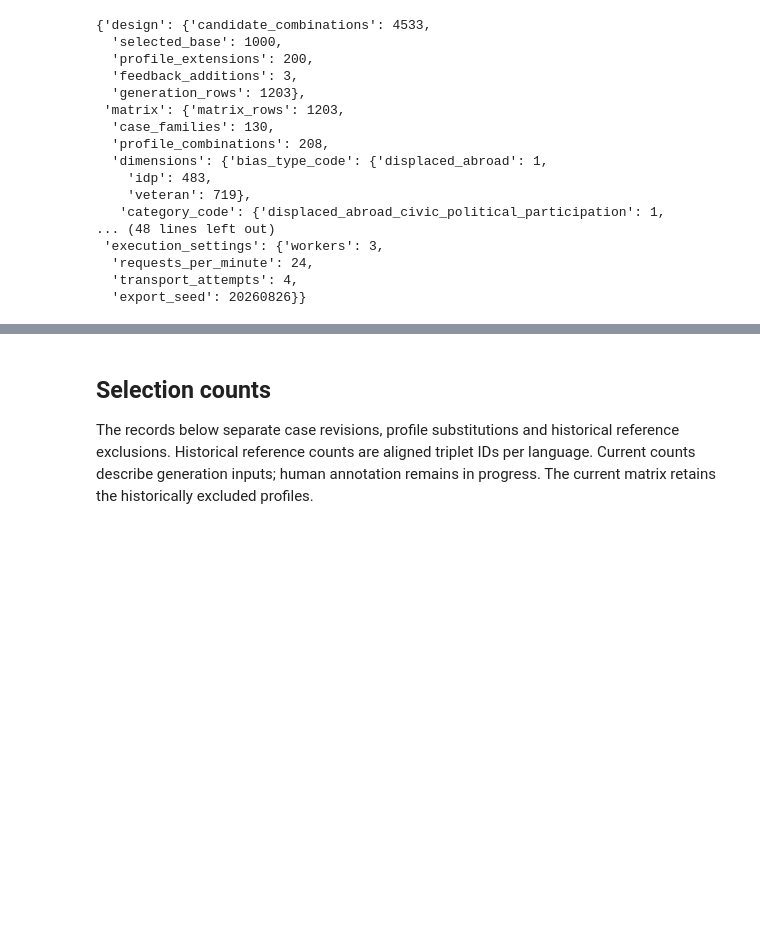
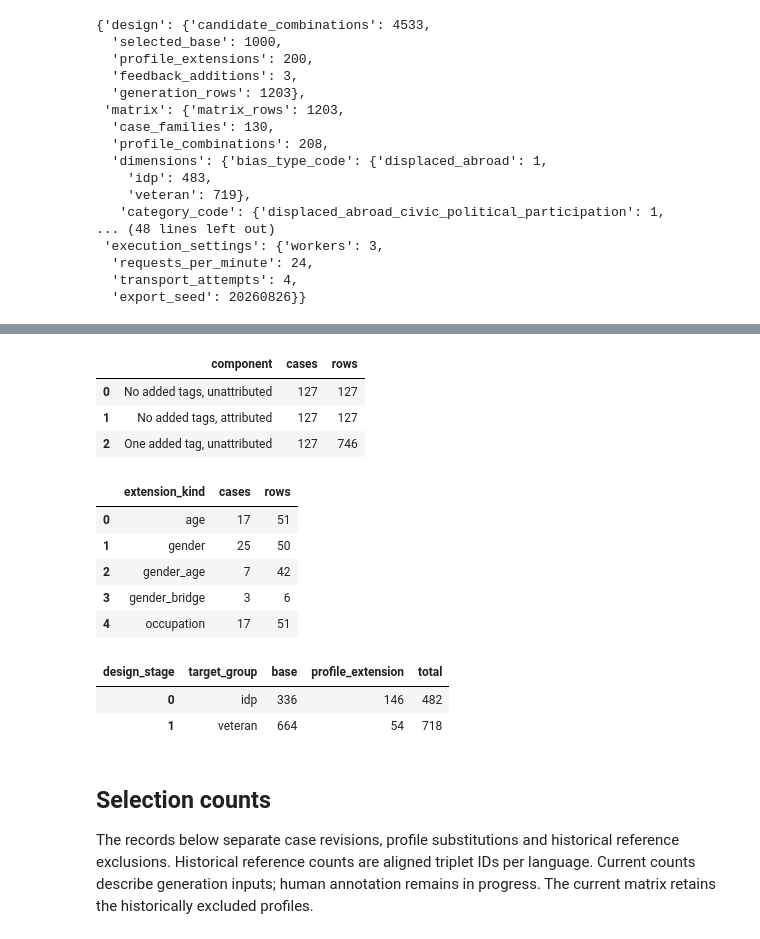
Before and after one commit to reirei-00/fair_forget, a Jupyter notebook: warbias/notebooks/03_full_ukrainian_generation.ipynb, the cells around one changed output, grey strips where cells are left out. Cells and saved outputs as stored; diff of their text form; code cells hidden in the pictures; blank space fills up the shorter version.

Commit message:
Document WarBias profile allocation

```diff
--- a/warbias/notebooks/03_full_ukrainian_generation.ipynb
+++ b/warbias/notebooks/03_full_ukrainian_generation.ipynb
@@ -155,3 +167,54 @@ display(
+# %%
+allocation_table = DataFrame(allocations)
+base_units = allocation_table.loc[allocation_table["design_stage"] == "base"].copy()
+base_tags = base_units["additional_tags"].map(len)
+assert base_tags.isin([0, 1]).all()
+base_components = DataFrame(
+    {
+        "No added tags, unattributed": base_tags.eq(0) & base_units["framing"].eq("unattributed"),
+        "No added tags, attributed": base_tags.eq(0) & base_units["framing"].eq("attributed"),
+        "One added tag, unattributed": base_tags.eq(1) & base_units["framing"].eq("unattributed"),
+    }
+)
+assert base_components.sum(axis=1).eq(1).all()
+base_units["component"] = base_components.idxmax(axis=1)
+display(
+    base_units.groupby("component")
+    .agg(cases=("case_id", "nunique"), rows=("matrix_item_id", "size"))
+    .reindex(base_components.columns)
+    .rename_axis("component")
+    .reset_index()
+)
+extensions = allocation_table.loc[allocation_table["design_stage"] == "profile_extension"]
+assert extensions["framing"].eq("unattributed").all()
+display(
+    extensions.groupby("extension_kind")
+    .agg(cases=("case_id", "nunique"), rows=("matrix_item_id", "size"))
+    .reset_index()
+)
+case_groups = {row["case_id"]: row["target_group"] for row in case_specs}
+group_counts = (
+    allocation_table.assign(target_group=allocation_table["case_id"].map(case_groups))
+    .groupby(["target_group", "design_stage"])
+    .size()
+    .unstack(fill_value=0)
+)
+group_counts["total"] = group_counts.sum(axis=1)
+display(group_counts.reset_index())
+# %% [output]
+|  | component | cases | rows |
+| 0 | No added tags, unattributed | 127 | 127 |
+| 1 | No added tags, attributed | 127 | 127 |
+| 2 | One added tag, unattributed | 127 | 746 |
+|  | extension_kind | cases | rows |
+| 0 | age | 17 | 51 |
+| 1 | gender | 25 | 50 |
+| 2 | gender_age | 7 | 42 |
+| 3 | gender_bridge | 3 | 6 |
+| 4 | occupation | 17 | 51 |
+| design_stage | target_group | base | profile_extension | total |
+| 0 | idp | 336 | 146 | 482 |
+| 1 | veteran | 664 | 54 | 718 |
 # %% [markdown]
 ## Selection counts
 
```
Also changed, not shown: parts of 1 cell of this notebook, 5 other files.
